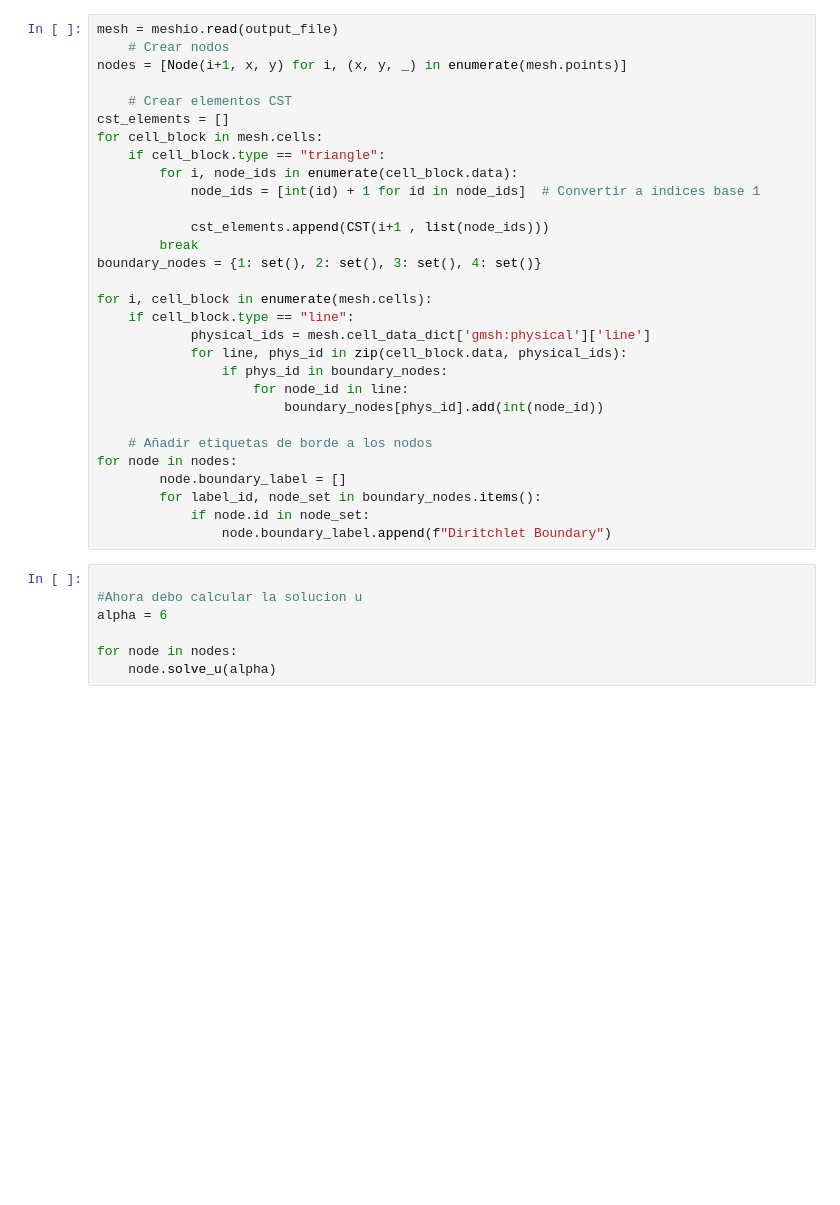
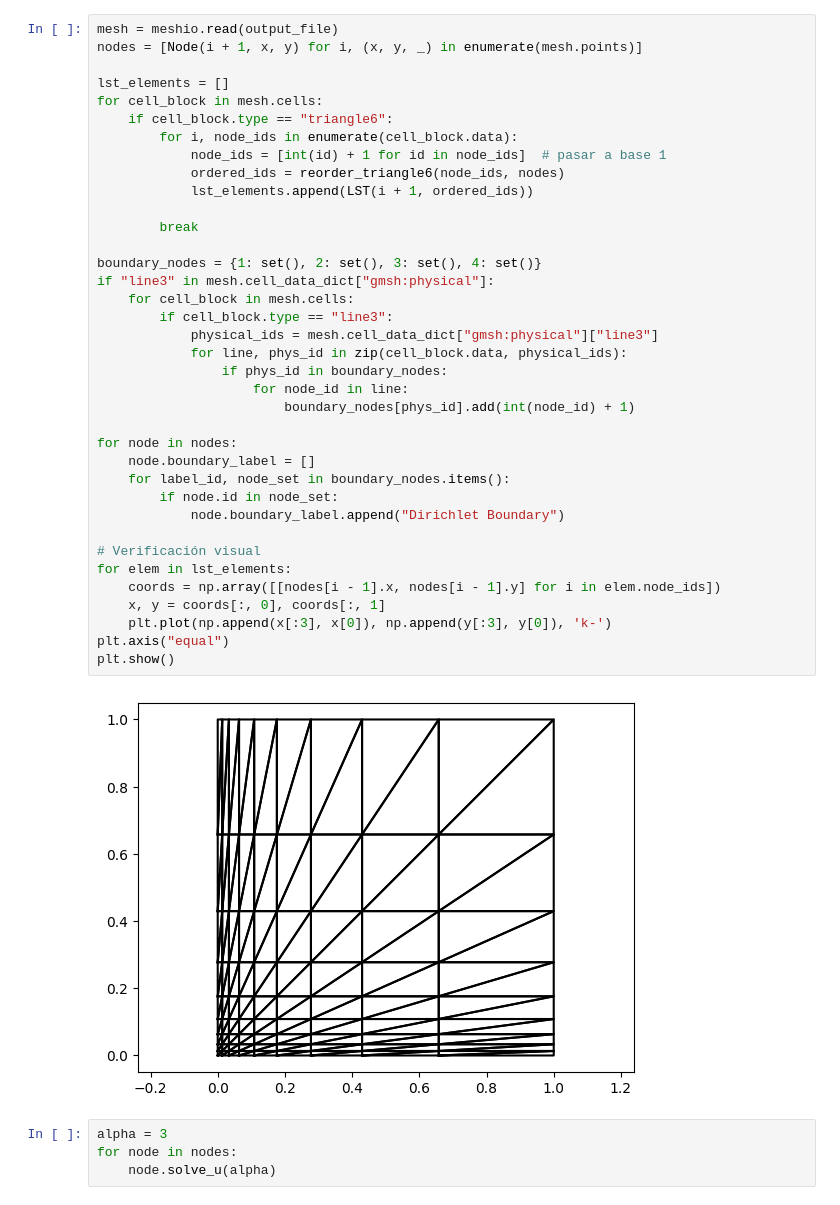
Before and after one commit to berckanala/01-Finite-Element, a Jupyter notebook: T4/LST/Final_HW.ipynb, the cells around one changed output. Saved outputs shown, nothing was run; the diff lists cells and outputs as text; blank space fills up the shorter version.

```diff
--- a/T4/LST/Final_HW.ipynb
+++ b/T4/LST/Final_HW.ipynb
@@ -21,38 +65,44 @@ titulo = "Caso CST"
 # %%
 mesh = meshio.read(output_file)
-    # Crear nodos
-nodes = [Node(i+1, x, y) for i, (x, y, _) in enumerate(mesh.points)]
+nodes = [Node(i + 1, x, y) for i, (x, y, _) in enumerate(mesh.points)]
 
-    # Crear elementos CST
-cst_elements = []
+lst_elements = []
 for cell_block in mesh.cells:
-    if cell_block.type == "triangle":
+    if cell_block.type == "triangle6":
         for i, node_ids in enumerate(cell_block.data):
-            node_ids = [int(id) + 1 for id in node_ids]  # Convertir a índices base 1
+            node_ids = [int(id) + 1 for id in node_ids]  # pasar a base 1
+            ordered_ids = reorder_triangle6(node_ids, nodes)
+            lst_elements.append(LST(i + 1, ordered_ids))
 
-            cst_elements.append(CST(i+1 , list(node_ids)))
         break
+
 boundary_nodes = {1: set(), 2: set(), 3: set(), 4: set()}
-
-for i, cell_block in enumerate(mesh.cells):
-    if cell_block.type == "line":
-            physical_ids = mesh.cell_data_dict['gmsh:physical']['line']
+if "line3" in mesh.cell_data_dict["gmsh:physical"]:
+    for cell_block in mesh.cells:
+        if cell_block.type == "line3":
+            physical_ids = mesh.cell_data_dict["gmsh:physical"]["line3"]
             for line, phys_id in zip(cell_block.data, physical_ids):
                 if phys_id in boundary_nodes:
                     for node_id in line:
-                        boundary_nodes[phys_id].add(int(node_id))
+                        boundary_nodes[phys_id].add(int(node_id) + 1)
 
-    # Añadir etiquetas de borde a los nodos
 for node in nodes:
-        node.boundary_label = []
-        for label_id, node_set in boundary_nodes.items():
-            if node.id in node_set:
-                node.boundary_label.append(f"Diritchlet Boundary")
+    node.boundary_label = []
+    for label_id, node_set in boundary_nodes.items():
+        if node.id in node_set:
+            node.boundary_label.append("Dirichlet Boundary")
+
+# Verificación visual
+for elem in lst_elements:
+    coords = np.array([[nodes[i - 1].x, nodes[i - 1].y] for i in elem.node_ids])
+    x, y = coords[:, 0], coords[:, 1]
+    plt.plot(np.append(x[:3], x[0]), np.append(y[:3], y[0]), 'k-')
+plt.axis("equal")
+plt.show()
+# %% [output]
+[figure, added]
 # %%
-
-#Ahora debo calcular la solucion u
-alpha = 6
-
+alpha = 3
 for node in nodes:
     node.solve_u(alpha)
 # %%
```
Also changed, not shown: parts of 10 cells of this notebook, 16 other files.
